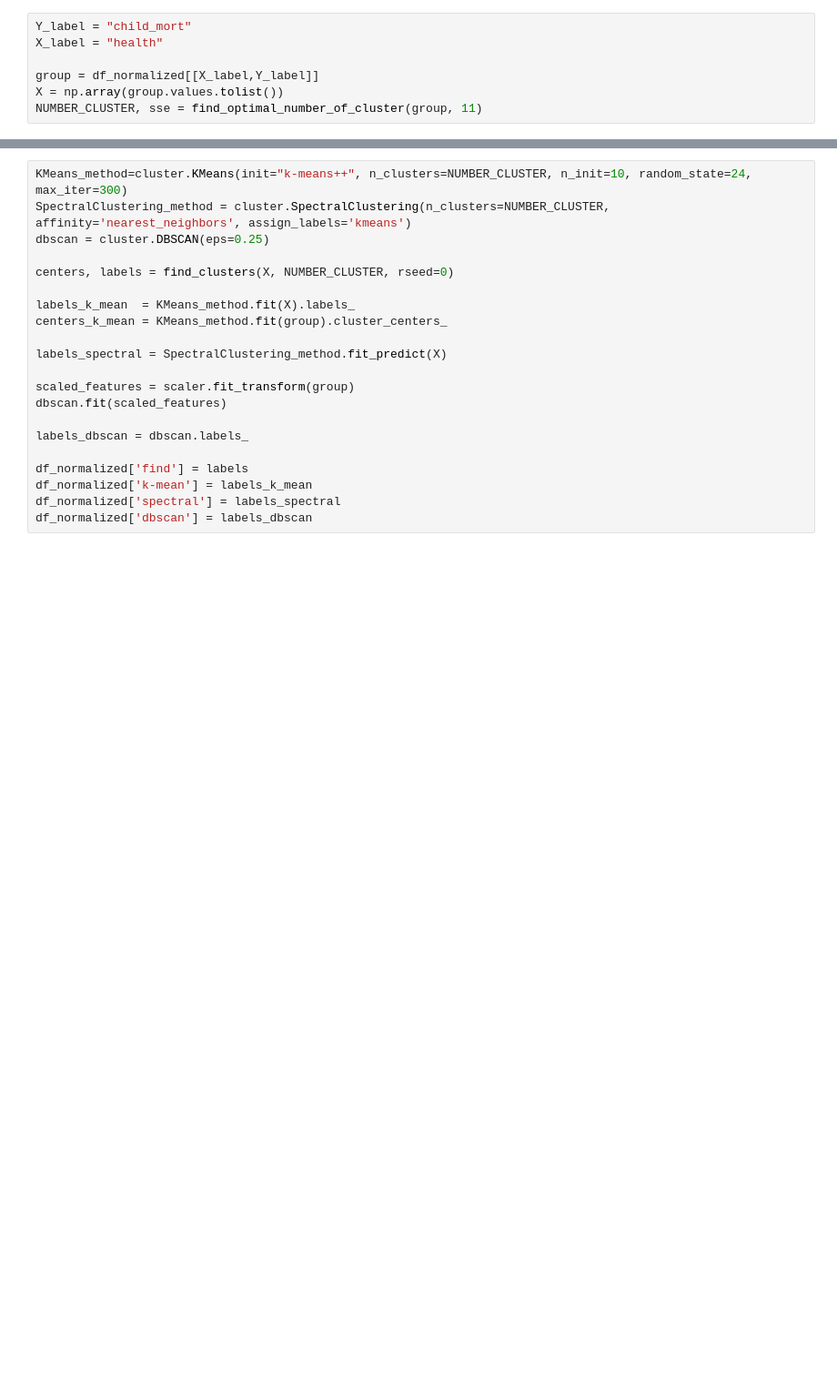
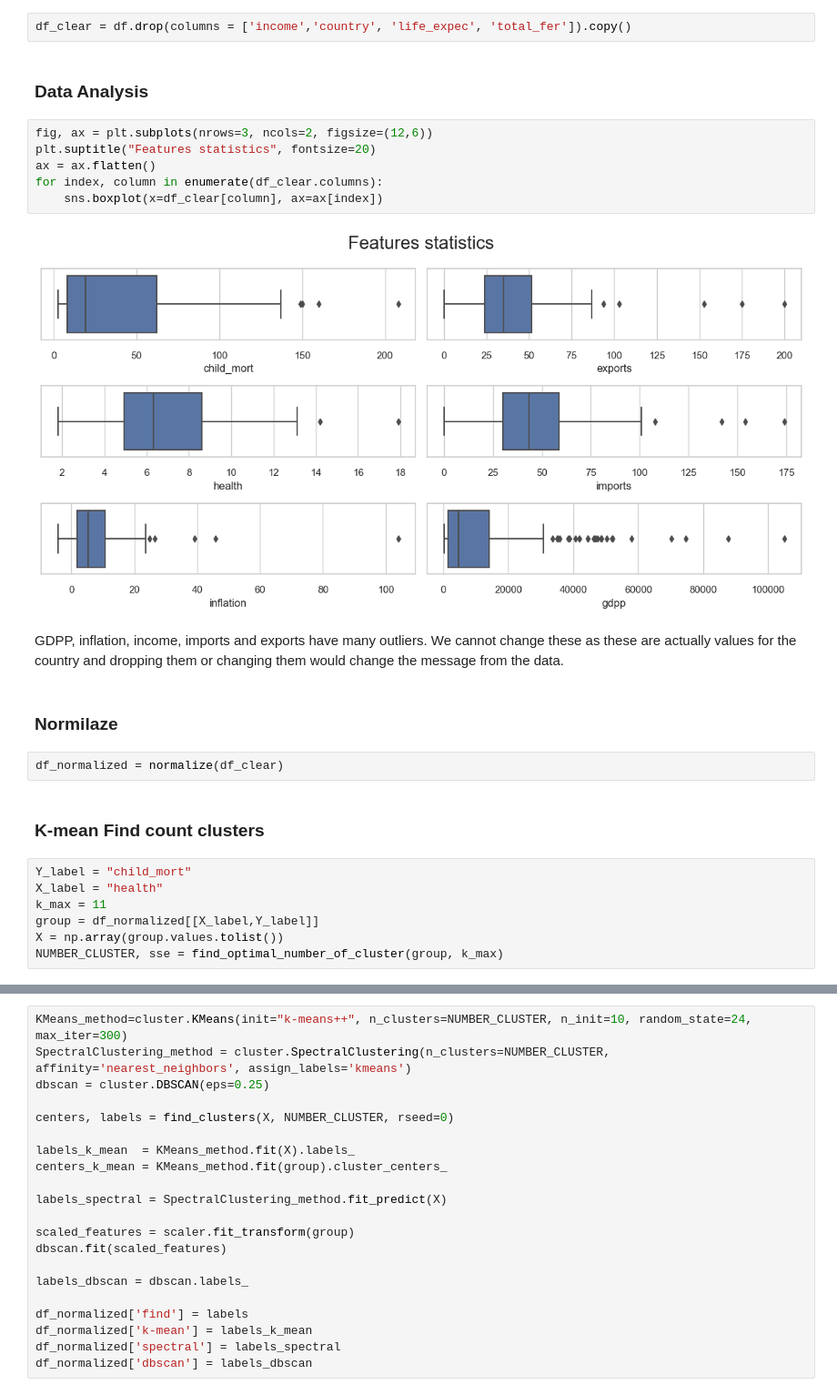
Before and after one commit to HarlamovGarik/dsml, a Jupyter notebook: Lab4/4_k-means.ipynb, the cells around one changed output, grey strips where cells are left out. Shown: that part at 91% size. Saved outputs shown, nothing was run; the diff lists cells and outputs as text; blank space fills up the shorter version.

```diff
--- a/Lab4/4_k-means.ipynb
+++ b/Lab4/4_k-means.ipynb
@@ -97,8 +130,28 @@ display(df_normalized)
+# %%
+df_clear = df.drop(columns = ['income','country', 'life_expec', 'total_fer']).copy()
+# %% [markdown]
+### Data Analysis
+# %%
+fig, ax = plt.subplots(nrows=3, ncols=2, figsize=(12,6))
+plt.suptitle("Features statistics", fontsize=20)
+ax = ax.flatten()
+for index, column in enumerate(df_clear.columns):
+    sns.boxplot(x=df_clear[column], ax=ax[index])
+# %% [output]
+[figure, added]
+# %% [markdown]
+GDPP, inflation, income, imports and exports have many outliers. We cannot change these as these are actually values for the country and dropping them or changing them would change the message from the data.
+# %% [markdown]
+### Normilaze
+# %%
+df_normalized = normalize(df_clear)
+# %% [markdown]
+### K-mean Find count clusters
 # %%
 Y_label = "child_mort"
 X_label = "health"
-
+k_max = 11
 group = df_normalized[[X_label,Y_label]]
 X = np.array(group.values.tolist())
-NUMBER_CLUSTER, sse = find_optimal_number_of_cluster(group, 11)
+NUMBER_CLUSTER, sse = find_optimal_number_of_cluster(group, k_max)
 # %%
```
Also changed, not shown: parts of 28 cells of this notebook, 2 other files.
